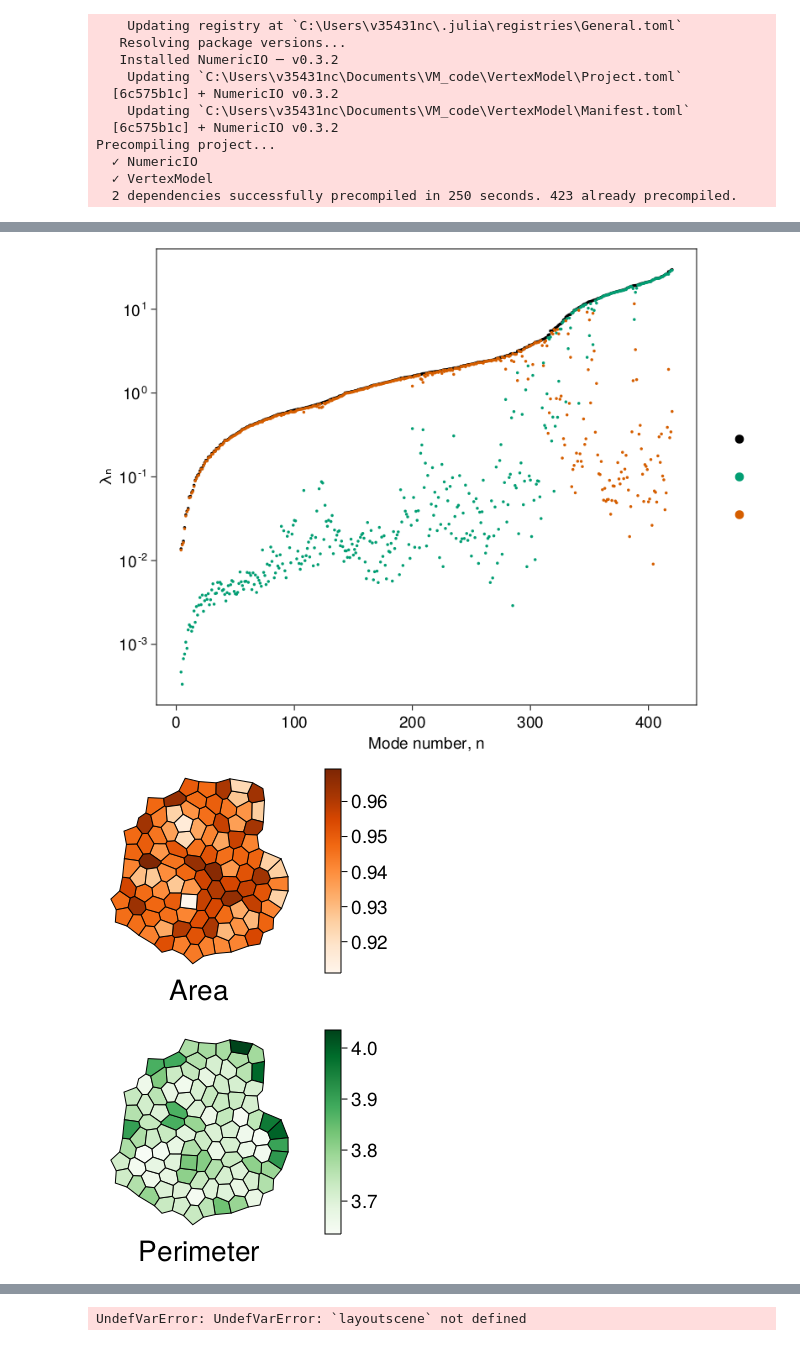
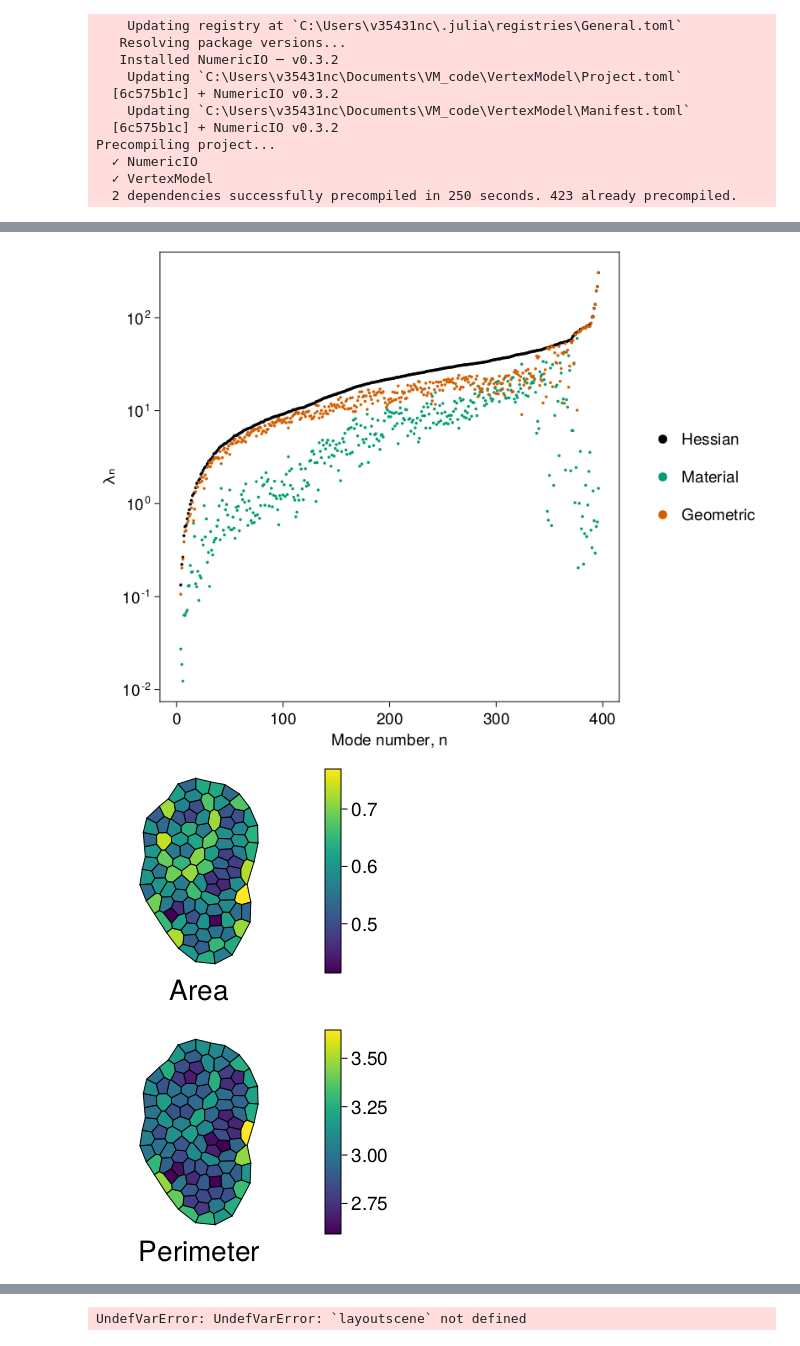
Before and after one commit to chris-revell/VertexModel, a Jupyter notebook: notebooks/Figures_Reference_Cells.ipynb, the cells around one changed output, grey strips where cells are left out. Saved outputs shown, nothing was run; the diff lists cells and outputs as text; code cells hidden in the pictures.

```diff
--- a/notebooks/Figures_Reference_Cells.ipynb
+++ b/notebooks/Figures_Reference_Cells.ipynb
@@ -41,10 +41,10 @@ Precompiling project...
   ✓ VertexModel
   2 dependencies successfully precompiled in 250 seconds. 423 already precompiled.
 # %%
-f=Glob.glob("Reference_cells/*L₀*","C:\\Users\\v35431nc\\Documents\\VM_code\\VertexModel\\data\\sims" )[2]
-@unpack R, matrices, params = load(datadir(f,"frameData","systemData067.jld2"))
+f=Glob.glob("new_energy/Reference_Cells_3/*L₀*","C:\\Users\\v35431nc\\Documents\\VM_code\\VertexModel\\data\\sims" )[1]
+@unpack R, matrices, params = load(datadir(f,"frameData","systemData100.jld2"))
 @unpack nCells,nVerts, γ, L₀ = params
-@unpack cellAreas,cellPerimeters, cellTensions, cellPressures, edgeTangents,A,Ā,B,B̄,C, ϵ = matrices
+@unpack cellAreas,cellPerimeters, cellTensions, cellPressures, edgeTangents, vertexAreas,A,Ā,B,B̄,C, ϵ = matrices
 mkpath(datadir(f,"paper_figures"))
 # %% [output]
 ┌ Warning: type VertexModel...\VertexModelContainers.jl.VertexModelContainers.MatricesContainer does not exist in workspace; reconstructing
@@ -179,7 +208,7 @@ hidedecorations!(ax, grid=true, ticks=false, label=false,ticklabels = false)
 #vspan!(197.5, 396.5, color = (:grey, 0.3))
 scatter!(ax,nv[4:end], ((abs.(evalH)))[4:end], color=:black,markersize=5, label=L"\lambda_n,\, \mathcal{H}")
 
-#scatter!(ax,nv, (sort(abs.(evalLv))), color=ColorSchemes.seaborn_colorblind6[1],markersize=4, label=L"\lambda_n,\, \mathcal{L}_v^G")
+#scatter!(ax,nv[4:end], (sort(abs.(evalLv))), color=ColorSchemes.seaborn_colorblind6[1],markersize=4, label=L"\lambda_n,\, \mathcal{L}_v^G")
 
 
 scatter!(ax,nv[4:end], ((abs.(evmapLv)))[4:end], color=ColorSchemes.seaborn_colorblind6[2],markersize=5, label=L"\lambda_n,\, \mathcal{L}_v^G")
@@ -195,7 +224,7 @@ elem_3 = [MarkerElement(color =ColorSchemes.seaborn_colorblind6[3], marker = :ci
 # # elem_4 = [MarkerElement(color =ColorSchemes.seaborn_colorblind6[3], marker = :circle, markersize = 12)]
 Legend(fig[1, 2],
     [elem_1, elem_2, elem_3],
-    ["","",""],
+    ["Hessian","Material","Geometric"],
     patchsize = (35, 35), rowgap = 10, framevisible = false)
 resize_to_layout!(fig)
 
@@ -205,44 +234,44 @@ resize_to_layout!(fig)
 save(datadir(f,"paper_figures","fig_2_no_legend_split_shade.pdf"),fig)
 fig
 # %% [output]
-[figure, old version]
+[figure, new version]
 # %%
 cellPolygons = makeCellPolygons(R,params,matrices)
 Aevlims=(minimum(abs.(cellAreas[1:nCells])), maximum(abs.(cellAreas[1:nCells])))
 Levlims=(minimum(abs.((cellPerimeters)[1:nCells])), maximum(abs.((cellPerimeters)[1:nCells])))
 set_theme!(figure_padding=1, backgroundcolor=(:white,1.0), font="Helvetica", fontsize=19)
 fig = Figure(resolution=(1500,500))
 
 a1=Axis(fig[1,1],aspect=DataAspect())
 a2=Axis(fig[2,1],aspect=DataAspect())
 hidedecorations!(a1)
 hidespines!(a1)
 hidedecorations!(a2)
 hidespines!(a2)
 for i=1:nCells
-    poly!(a1,cellPolygons[i],color=cellAreas[i],colormap=ColorSchemes.Oranges,colorrange=Aevlims, strokecolor=(:black,1.0),strokewidth=1)
-    poly!(a2,cellPolygons[i],color=cellPerimeters[i],colormap=ColorSchemes.Greens,colorrange=Levlims, strokecolor=(:black,1.0),strokewidth=1)
+    poly!(a1,cellPolygons[i],color=cellAreas[i],colormap=:viridis,colorrange=Aevlims, strokecolor=(:black,1.0),strokewidth=1)
+    poly!(a2,cellPolygons[i],color=cellPerimeters[i],colormap=:viridis,colorrange=Levlims, strokecolor=(:black,1.0),strokewidth=1)
 end
 #Label(fig[2,1,Bottom()],"λ_"*string(n)*" = "*@sprintf("%.5E", evals[n]),fontsize = 32)
 
 #hidedecorations!(ax22)
 #hidespines!(ax22)
 
 colsize!(fig.layout,1,Aspect(1,1.0))
 
 
-Colorbar(fig[1,2],limits=colorrange=Aevlims,colormap=ColorSchemes.Oranges,flipaxis=true)
-Colorbar(fig[2,2],limits=colorrange=Levlims,colormap=ColorSchemes.Greens,flipaxis=true)
+Colorbar(fig[1,2],limits=colorrange=Aevlims,colormap=:viridis,flipaxis=true)
+Colorbar(fig[2,2],limits=colorrange=Levlims,colormap=:viridis,flipaxis=true)
 
 
 Label(fig[1,1,Bottom()],"Area",fontsize =28, rotation=0)
 Label(fig[2,1,Bottom()],"Perimeter",fontsize = 28, rotation=0)
 #Label( fig[0,:],"Γ = "*string(params.γ)*", L₀ = "*string(params.L₀)*", δL = "*string(params.δL),fontsize = 32, color = (:black, 1))
 resize_to_layout!(fig)
 save(datadir(f,"paper_figures","Area_Perimeter.pdf"),fig)
 fig
 # %% [output]
-[figure, old version]
+[figure, new version]
 # %%
 modeSign=zeros(2*nCells)
 mode_mag_plus=zeros(2*nCells)
```
Also changed, not shown: parts of 9 cells of this notebook, 1 other file.
